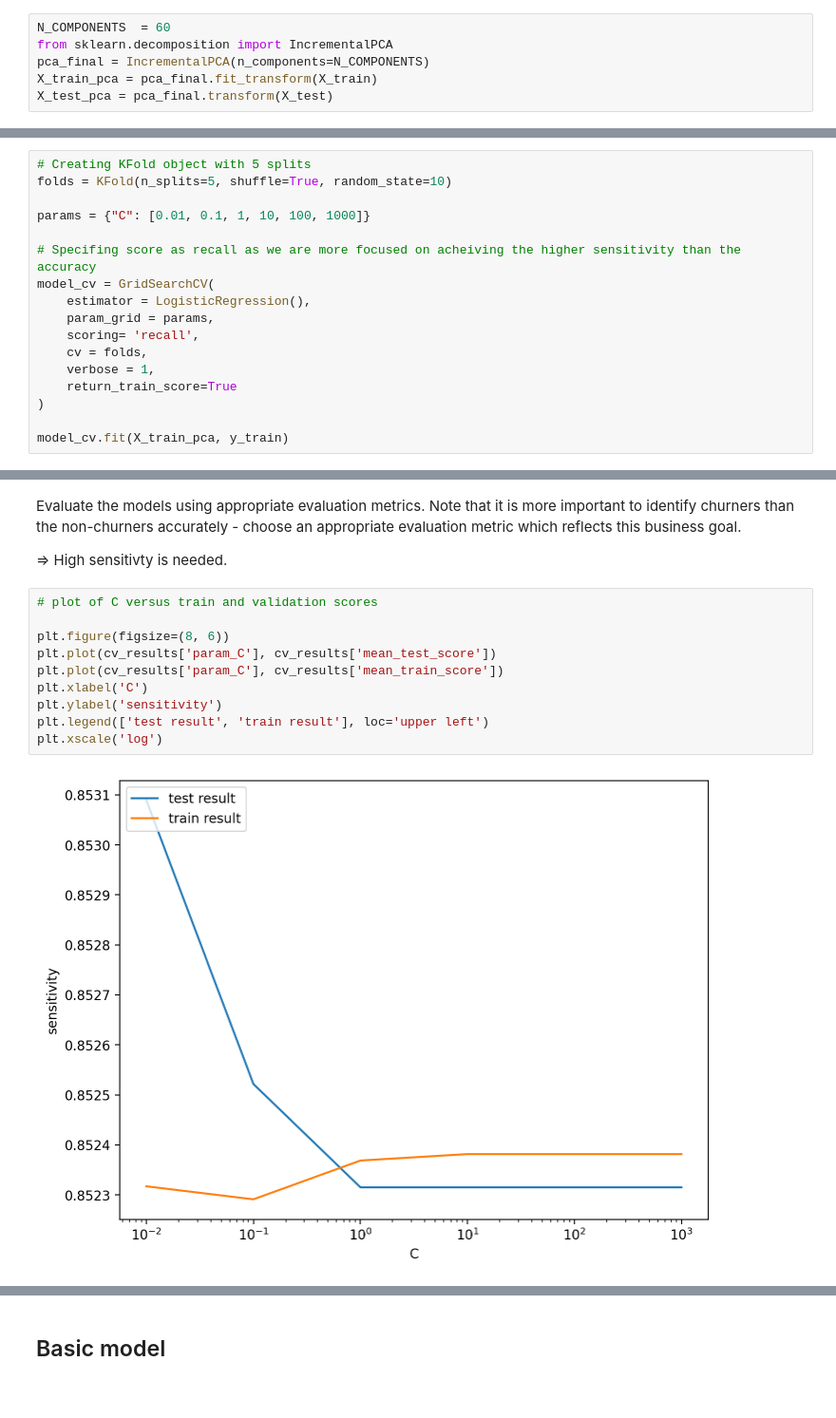
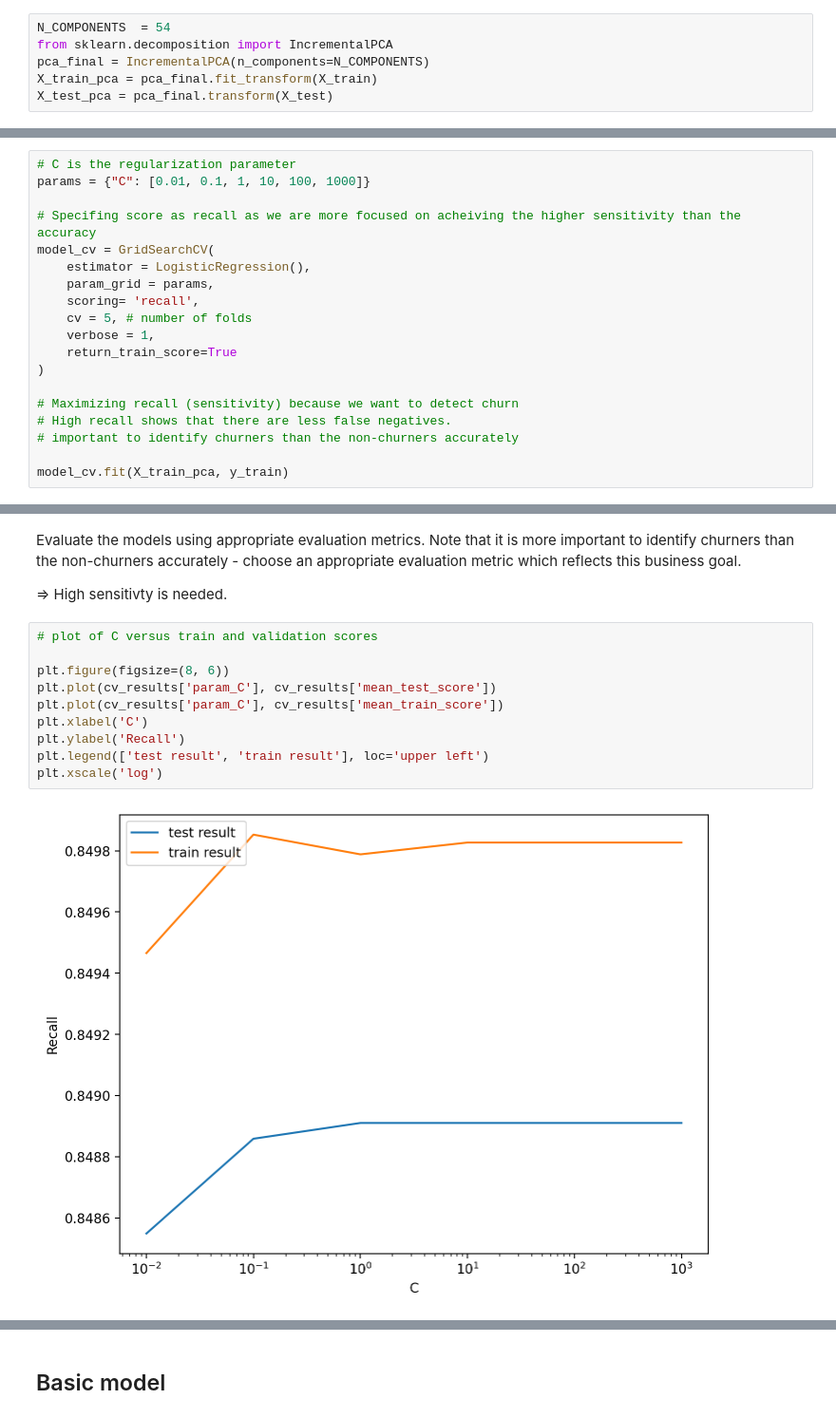
Before and after one commit to notvarunseth/telecom-churn, a Jupyter notebook: notebook.ipynb, the cells around one changed output, grey strips where cells are left out. Shown at 95% size. Drawn from its saved outputs; the diff is of its cells as text.

Commit message:
reviewed PCA model, updated some comments (recall / sensitivity)

```diff
--- a/notebook.ipynb
+++ b/notebook.ipynb
@@ -669,5 +673,5 @@ Note that about 60 components explain about 90% of the variance in the data.
 # %%
-N_COMPONENTS  = 60
+N_COMPONENTS  = 54
 from sklearn.decomposition import IncrementalPCA
 pca_final = IncrementalPCA(n_components=N_COMPONENTS)
 X_train_pca = pca_final.fit_transform(X_train)
@@ -685,7 +689,5 @@ from sklearn.model_selection import GridSearchCV
 # %%
-# Creating KFold object with 5 splits
-folds = KFold(n_splits=5, shuffle=True, random_state=10)
-
+# C is the regularization parameter
 params = {"C": [0.01, 0.1, 1, 10, 100, 1000]}
 
 # Specifing score as recall as we are more focused on acheiving the higher sensitivity than the accuracy
@@ -693,11 +695,15 @@ model_cv = GridSearchCV(
     estimator = LogisticRegression(),
     param_grid = params,
     scoring= 'recall',
-    cv = folds,
+    cv = 5, # number of folds
     verbose = 1,
     return_train_score=True
 )
 
+# Maximizing recall (sensitivity) because we want to detect churn
+# High recall shows that there are less false negatives.
+# important to identify churners than the non-churners accurately
+
 model_cv.fit(X_train_pca, y_train)
 # %% [output]
 Fitting 5 folds for each of 6 candidates, totalling 30 fits
@@ -723,15 +728,15 @@ Evaluate the models using appropriate evaluation metrics. Note that it is more i
 # %%
 # plot of C versus train and validation scores
 
 plt.figure(figsize=(8, 6))
 plt.plot(cv_results['param_C'], cv_results['mean_test_score'])
 plt.plot(cv_results['param_C'], cv_results['mean_train_score'])
 plt.xlabel('C')
-plt.ylabel('sensitivity')
+plt.ylabel('Recall')
 plt.legend(['test result', 'train result'], loc='upper left')
 plt.xscale('log')
 # %% [output]
-[figure, old version]
+[figure, new version]
 # %%
 best_score = model_cv.best_score_
 best_C = model_cv.best_params_['C']
```
Also changed, not shown: parts of 18 cells of this notebook.
